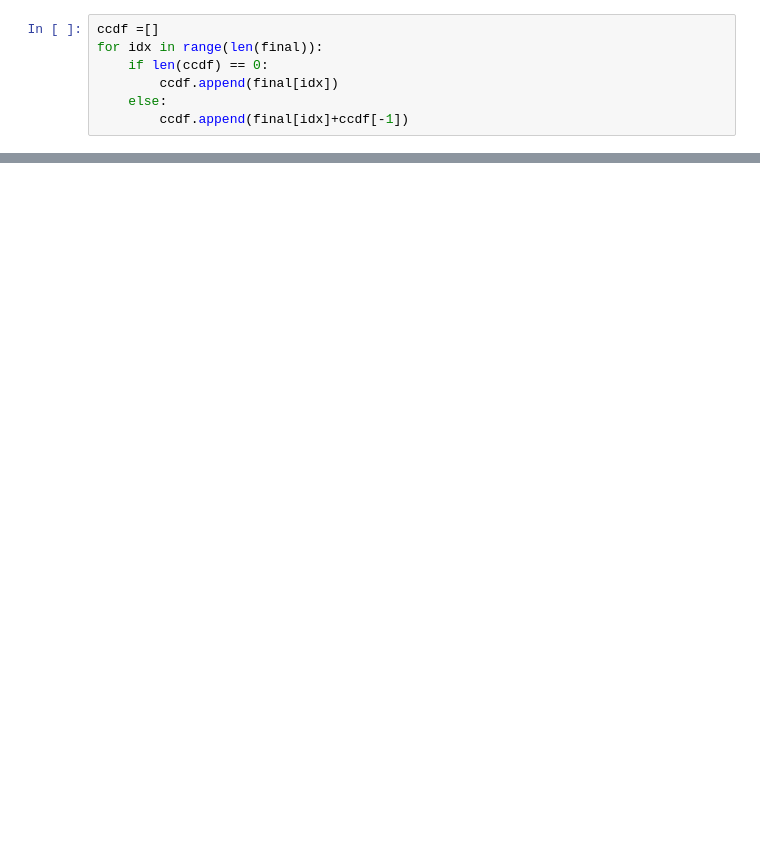
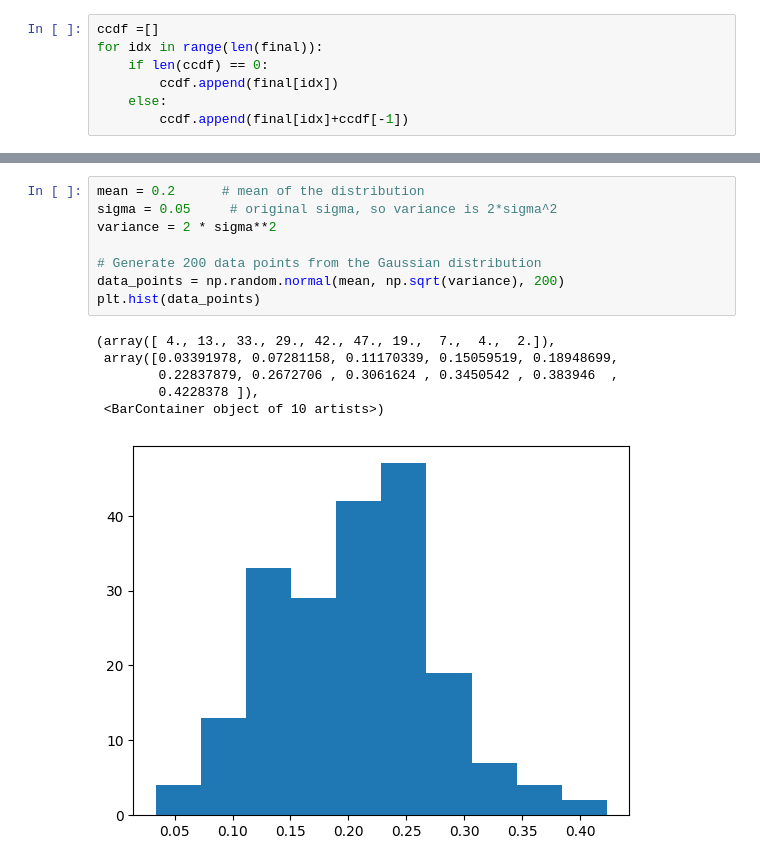
Before and after one commit to 4-Impact/inequality-simulator, a Jupyter notebook: DataAnalysis.ipynb, the cells around one changed output, grey strips where cells are left out. Saved outputs shown, nothing was run; the diff lists cells and outputs as text; blank space fills up the shorter version.

```diff
--- a/DataAnalysis.ipynb
+++ b/DataAnalysis.ipynb
@@ -162,3 +172,18 @@ plt.hist(innovation_array)
+# %%
+mean = 0.2      # mean of the distribution
+sigma = 0.05     # original sigma, so variance is 2*sigma^2
+variance = 2 * sigma**2
+
+# Generate 200 data points from the Gaussian distribution
+data_points = np.random.normal(mean, np.sqrt(variance), 200)
+plt.hist(data_points)
+# %% [output]
+(array([ 4., 13., 33., 29., 42., 47., 19.,  7.,  4.,  2.]),
+ array([0.03391978, 0.07281158, 0.11170339, 0.15059519, 0.18948699,
+        0.22837879, 0.2672706 , 0.3061624 , 0.3450542 , 0.383946  ,
+        0.4228378 ]),
+ <BarContainer object of 10 artists>)
+[figure, added]
 # %%
 from matplotlib.figure import Figure
 
```
Also changed, not shown: parts of 24 cells of this notebook, 10 other files.
